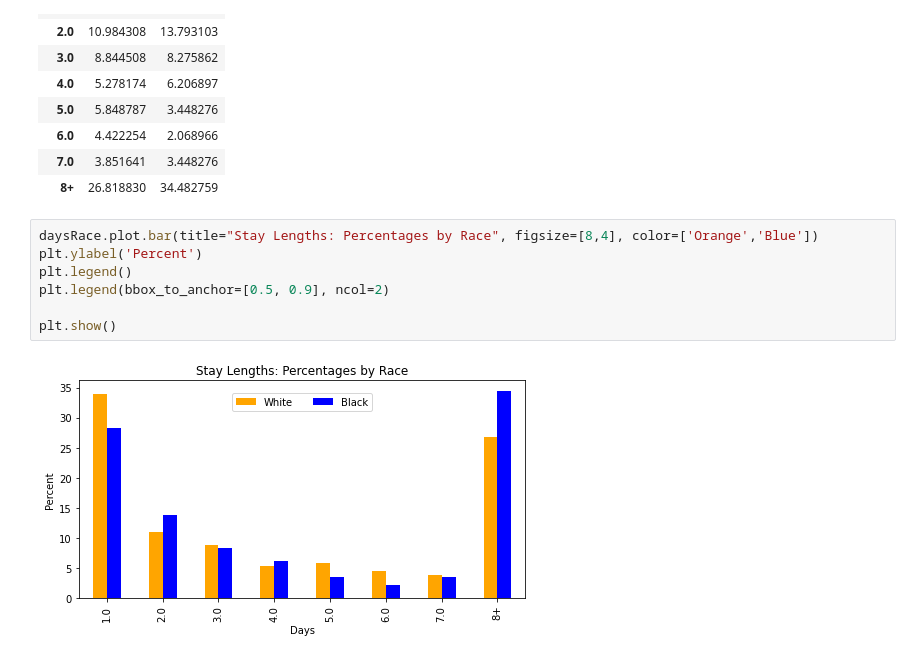
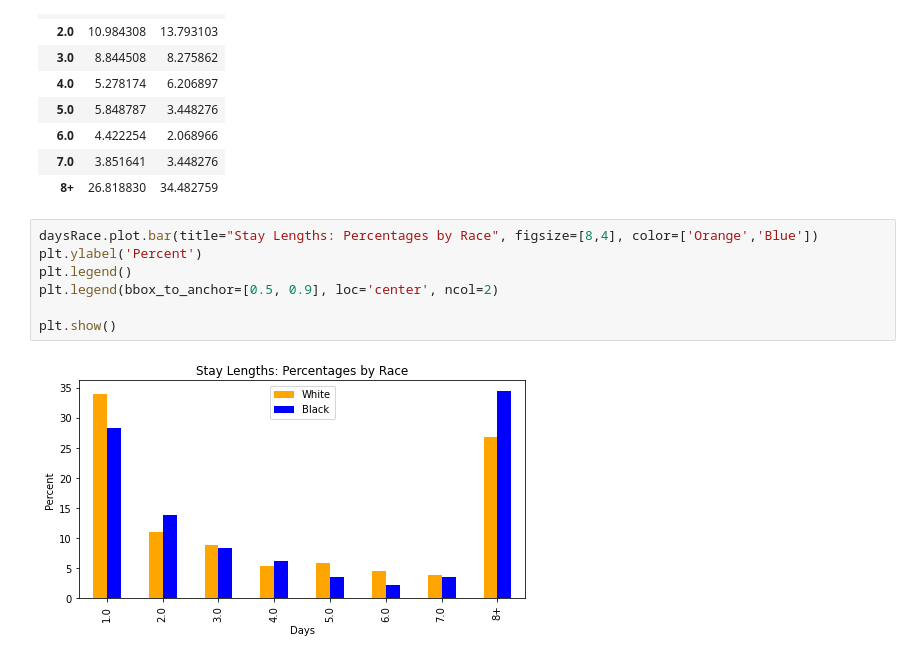
Before and after one commit to DeepWeave/jail-stays, a Jupyter notebook: jail-stays.ipynb, the cells around one changed output. Saved outputs shown, nothing was run; the diff lists cells and outputs as text.

```diff
--- a/jail-stays.ipynb
+++ b/jail-stays.ipynb
@@ -71,9 +71,9 @@ daysRace
 # %%
 daysRace.plot.bar(title="Stay Lengths: Percentages by Race", figsize=[8,4], color=['Orange','Blue'])
 plt.ylabel('Percent')
 plt.legend()
-plt.legend(bbox_to_anchor=[0.5, 0.9], ncol=2)
+plt.legend(bbox_to_anchor=[0.5, 0.9], loc='center', ncol=2)
 
 plt.show()
 # %% [output]
-[figure, old version]
+[figure, new version]
```
Also changed, not shown: parts of 9 cells of this notebook.
